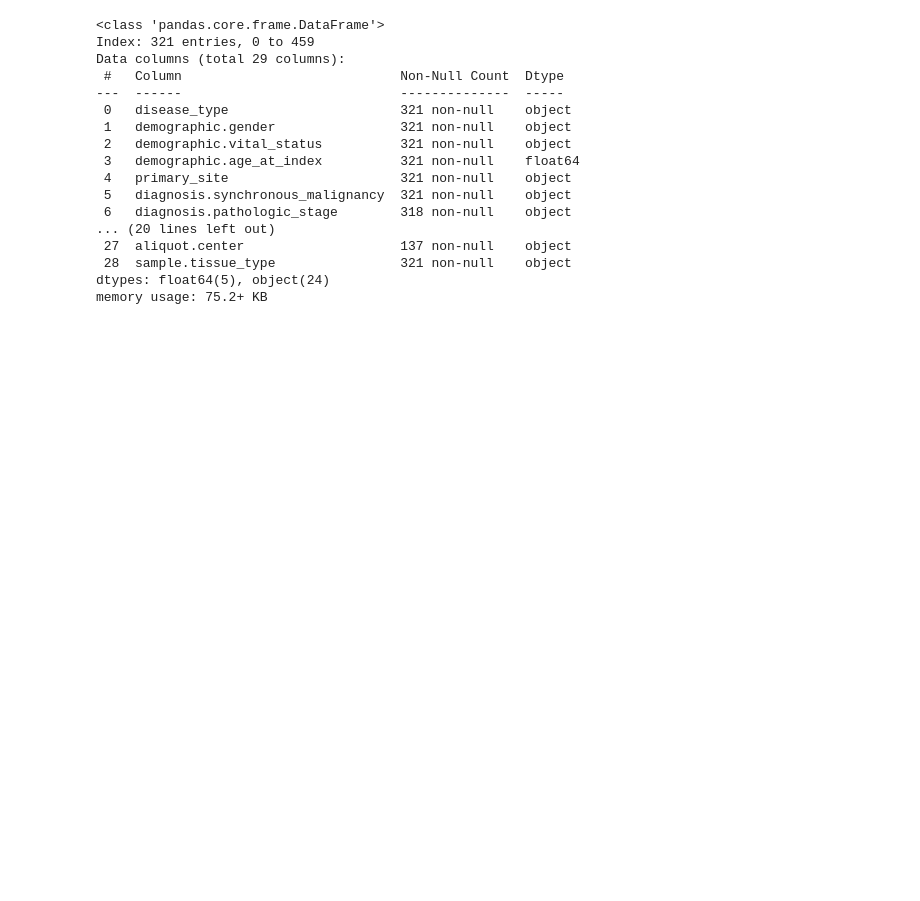
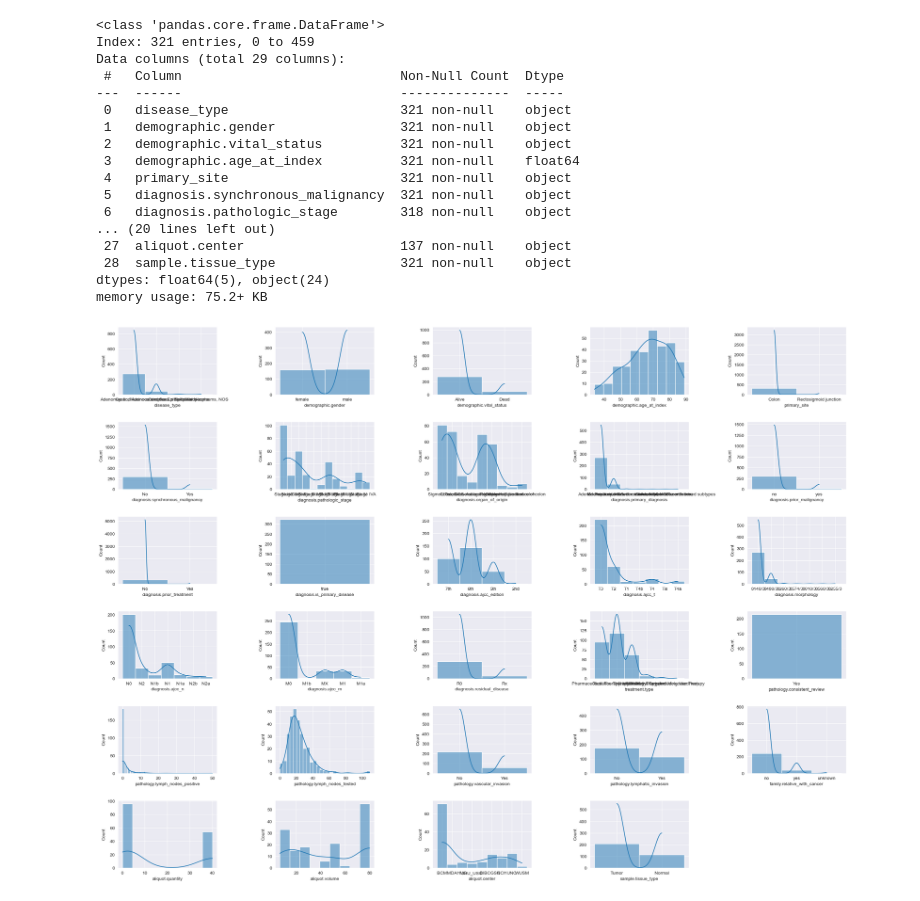
Before and after one commit to Jayesh-Motwani/colorectal_cancer, a Jupyter notebook: data_proccessing.ipynb, the cells around one changed output. Cells and saved outputs as stored; diff of their text form; code cells hidden in the pictures; blank space fills up the shorter version.

```diff
--- a/data_proccessing.ipynb
+++ b/data_proccessing.ipynb
@@ -715,9 +745,9 @@ aliquot.volume - [  nan 50.   80.   40.   60.    6.67  6.7  13.3  26.7   8.   30
 aliquot.center - [nan 'BCM' 'MDA' 'HMS' 'JHU_USC' 'BI' 'BCGSC' 'NCH' 'UNC' 'WUSM']
 sample.tissue_type - ['Tumor' 'Normal']
 # %%
-missing_value_placeholders = ['None', 'nan', 'Unknown', 'not reported', 'MX']
-for placeholder in missing_value_placeholders:
-    temp_df_cleaned.replace(placeholder, np.nan, inplace=True)
+missing_value_placeholders = [None, 'None', 'nan', 'Unknown', 'not reported']
+# for placeholder in missing_value_placeholders:
+temp_df_cleaned.replace(missing_value_placeholders, np.nan, inplace=True)
 # %%
 temp_df_cleaned.info()
 # %% [output]
@@ -738,3 +768,17 @@ Data columns (total 29 columns):
  28  sample.tissue_type                321 non-null    object
 dtypes: float64(5), object(24)
 memory usage: 75.2+ KB
+# %%
+features_to_plot = temp_df_cleaned.columns
+
+plt.figure(figsize=(24, 18))  # Increase width & height
+
+for i, feat in enumerate(features_to_plot):
+    plt.subplot(6, 5, i + 1)  # 6 rows, 5 cols
+    sns.histplot(temp_df_cleaned[feat], kde=True)
+    plt.xlabel(feat)
+
+plt.tight_layout(pad=3)  # add spacing
+plt.show()
+# %% [output]
+[figure, added]
```
Also changed, not shown: parts of 16 cells of this notebook.
